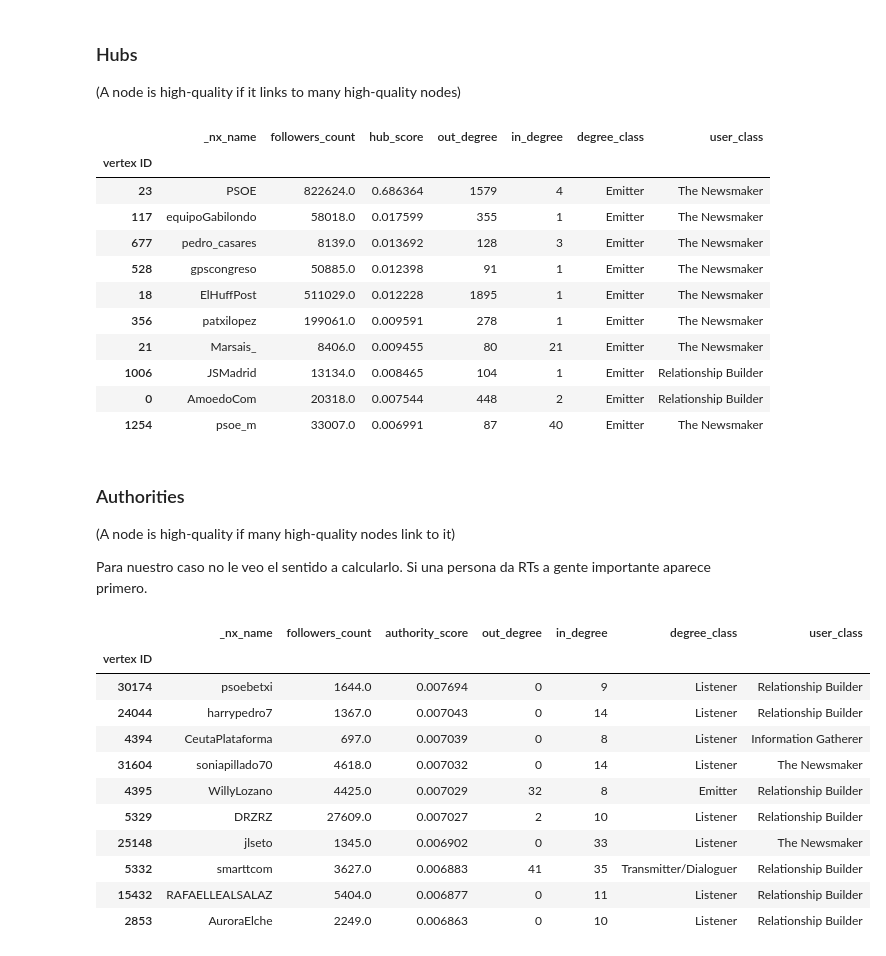
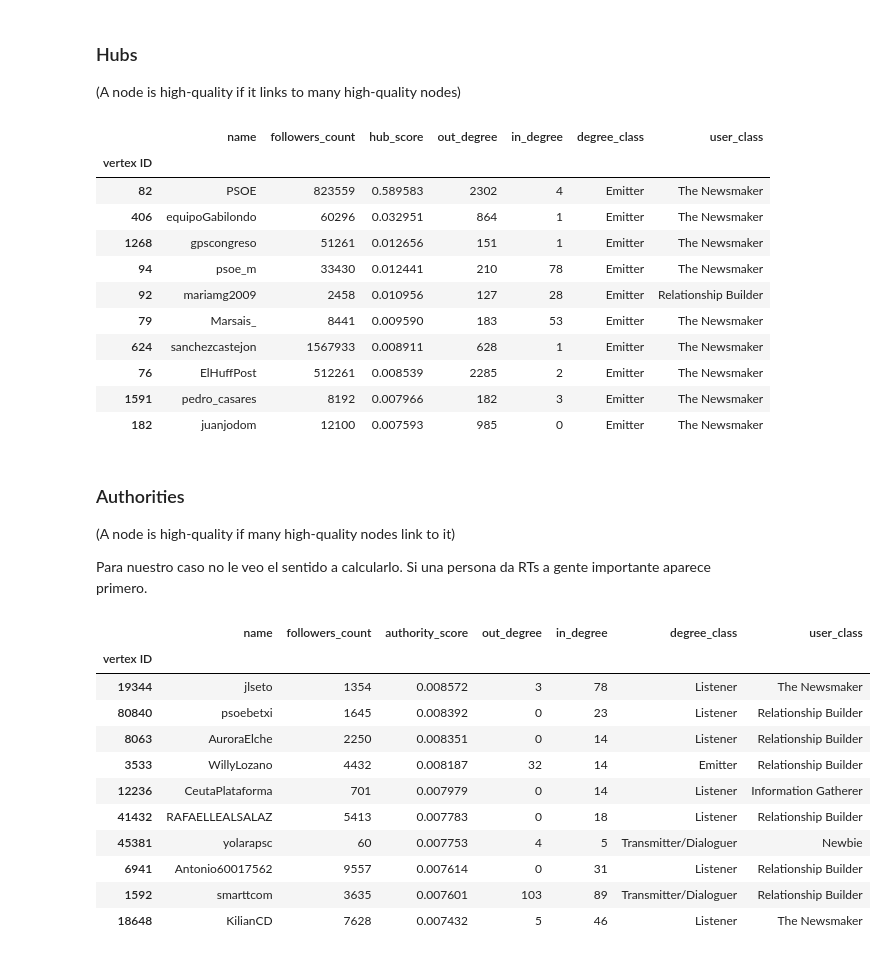
Before and after one commit to Jaimemorillo/electoral-prediction-madrid, a Jupyter notebook: read_tweets.ipynb, the cells around one changed output. Cells and saved outputs as stored; diff of their text form; code cells hidden in the pictures.

```diff
--- a/read_tweets.ipynb
+++ b/read_tweets.ipynb
@@ -236,6 +241,7 @@ vertex_df_ini = pd.DataFrame.from_dict(dict(G.nodes(data=True)), orient='index')
 tuples = [tuple(x) for x in df_edge_list[['retweet_screen_name','screen_name','weight']].values]
 g = ig.Graph.TupleList(tuples, directed = True, edge_attrs = ['weight'])
 
+vertex_df_ini = g.get_vertex_dataframe().join(vertex_df_ini, on='name')
 g.vs["statuses_count"] = vertex_df_ini.statuses_count.values
 g.vs["followers_count"] = vertex_df_ini.followers_count.values
 g.vs["friends_count"] = vertex_df_ini.friends_count.values
@@ -1100,22 +1112,22 @@ vertex_df['authority_score'] = a.values()
 ### Hubs
 (A node is high-quality if it links to many high-quality nodes)
 # %%
-vertex_df.sort_values(by='hub_score',ascending=False)[['_nx_name','followers_count','hub_score',
+vertex_df.sort_values(by='hub_score',ascending=False)[['name','followers_count','hub_score',
                                                        'out_degree','in_degree','degree_class',
                                                        'user_class']].head(10)
 # %% [output]
-|  | _nx_name | followers_count | hub_score | out_degree | in_degree | degree_class | user_class |
+|  | name | followers_count | hub_score | out_degree | in_degree | degree_class | user_class |
 | vertex ID |  |  |  |  |  |  |  |
-| 23 | PSOE | 822624.0 | 0.686364 | 1579 | 4 | Emitter | The Newsmaker |
-| 117 | equipoGabilondo | 58018.0 | 0.017599 | 355 | 1 | Emitter | The Newsmaker |
-| 677 | pedro_casares | 8139.0 | 0.013692 | 128 | 3 | Emitter | The Newsmaker |
-| 528 | gpscongreso | 50885.0 | 0.012398 | 91 | 1 | Emitter | The Newsmaker |
-| 18 | ElHuffPost | 511029.0 | 0.012228 | 1895 | 1 | Emitter | The Newsmaker |
-| 356 | patxilopez | 199061.0 | 0.009591 | 278 | 1 | Emitter | The Newsmaker |
-| 21 | Marsais_ | 8406.0 | 0.009455 | 80 | 21 | Emitter | The Newsmaker |
-| 1006 | JSMadrid | 13134.0 | 0.008465 | 104 | 1 | Emitter | Relationship Builder |
-| 0 | AmoedoCom | 20318.0 | 0.007544 | 448 | 2 | Emitter | Relationship Builder |
-| 1254 | psoe_m | 33007.0 | 0.006991 | 87 | 40 | Emitter | The Newsmaker |
+| 82 | PSOE | 823559 | 0.589583 | 2302 | 4 | Emitter | The Newsmaker |
+| 406 | equipoGabilondo | 60296 | 0.032951 | 864 | 1 | Emitter | The Newsmaker |
+| 1268 | gpscongreso | 51261 | 0.012656 | 151 | 1 | Emitter | The Newsmaker |
+| 94 | psoe_m | 33430 | 0.012441 | 210 | 78 | Emitter | The Newsmaker |
+| 92 | mariamg2009 | 2458 | 0.010956 | 127 | 28 | Emitter | Relationship Builder |
+| 79 | Marsais_ | 8441 | 0.009590 | 183 | 53 | Emitter | The Newsmaker |
+| 624 | sanchezcastejon | 1567933 | 0.008911 | 628 | 1 | Emitter | The Newsmaker |
+| 76 | ElHuffPost | 512261 | 0.008539 | 2285 | 2 | Emitter | The Newsmaker |
+| 1591 | pedro_casares | 8192 | 0.007966 | 182 | 3 | Emitter | The Newsmaker |
+| 182 | juanjodom | 12100 | 0.007593 | 985 | 0 | Emitter | The Newsmaker |
 # %% [markdown]
 ### Authorities
 
@@ -1123,19 +1135,19 @@ vertex_df.sort_values(by='hub_score',ascending=False)[['_nx_name','followers_cou
 
 Para nuestro caso no le veo el sentido a calcularlo. Si una persona da RTs a gente importante aparece primero.
 # %%
-vertex_df.sort_values(by='authority_score',ascending=False)[['_nx_name','followers_count','authority_score',
+vertex_df.sort_values(by='authority_score',ascending=False)[['name','followers_count','authority_score',
                                                              'out_degree','in_degree','degree_class',
                                                              'user_class']].head(10)
 # %% [output]
-|  | _nx_name | followers_count | authority_score | out_degree | in_degree | degree_class | user_class |
+|  | name | followers_count | authority_score | out_degree | in_degree | degree_class | user_class |
 | vertex ID |  |  |  |  |  |  |  |
-| 30174 | psoebetxi | 1644.0 | 0.007694 | 0 | 9 | Listener | Relationship Builder |
-| 24044 | harrypedro7 | 1367.0 | 0.007043 | 0 | 14 | Listener | Relationship Builder |
-| 4394 | CeutaPlataforma | 697.0 | 0.007039 | 0 | 8 | Listener | Information Gatherer |
-| 31604 | soniapillado70 | 4618.0 | 0.007032 | 0 | 14 | Listener | The Newsmaker |
-| 4395 | WillyLozano | 4425.0 | 0.007029 | 32 | 8 | Emitter | Relationship Builder |
-| 5329 | DRZRZ | 27609.0 | 0.007027 | 2 | 10 | Listener | Relationship Builder |
-| 25148 | jlseto | 1345.0 | 0.006902 | 0 | 33 | Listener | The Newsmaker |
-| 5332 | smarttcom | 3627.0 | 0.006883 | 41 | 35 | Transmitter/Dialoguer | Relationship Builder |
-| 15432 | RAFAELLEALSALAZ | 5404.0 | 0.006877 | 0 | 11 | Listener | Relationship Builder |
-| 2853 | AuroraElche | 2249.0 | 0.006863 | 0 | 10 | Listener | Relationship Builder |
+| 19344 | jlseto | 1354 | 0.008572 | 3 | 78 | Listener | The Newsmaker |
+| 80840 | psoebetxi | 1645 | 0.008392 | 0 | 23 | Listener | Relationship Builder |
+| 8063 | AuroraElche | 2250 | 0.008351 | 0 | 14 | Listener | Relationship Builder |
+| 3533 | WillyLozano | 4432 | 0.008187 | 32 | 14 | Emitter | Relationship Builder |
+| 12236 | CeutaPlataforma | 701 | 0.007979 | 0 | 14 | Listener | Information Gatherer |
+| 41432 | RAFAELLEALSALAZ | 5413 | 0.007783 | 0 | 18 | Listener | Relationship Builder |
+| 45381 | yolarapsc | 60 | 0.007753 | 4 | 5 | Transmitter/Dialoguer | Newbie |
+| 6941 | Antonio60017562 | 9557 | 0.007614 | 0 | 31 | Listener | Relationship Builder |
+| 1592 | smarttcom | 3635 | 0.007601 | 103 | 89 | Transmitter/Dialoguer | Relationship Builder |
+| 18648 | KilianCD | 7628 | 0.007432 | 5 | 46 | Listener | The Newsmaker |
```
Also changed, not shown: parts of 23 cells of this notebook.
